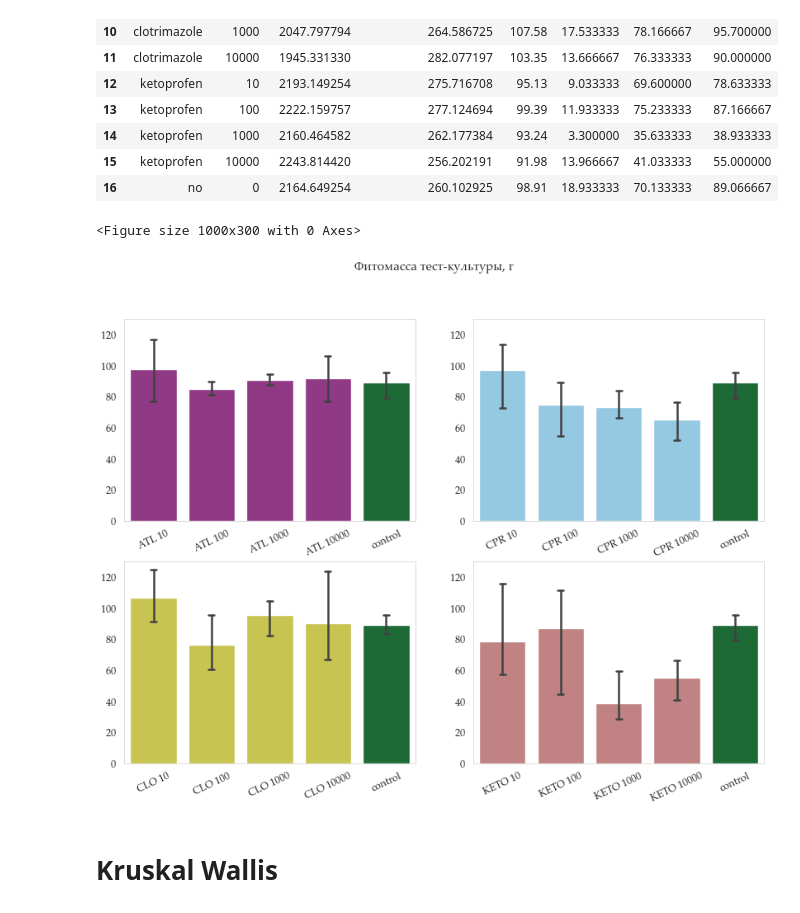
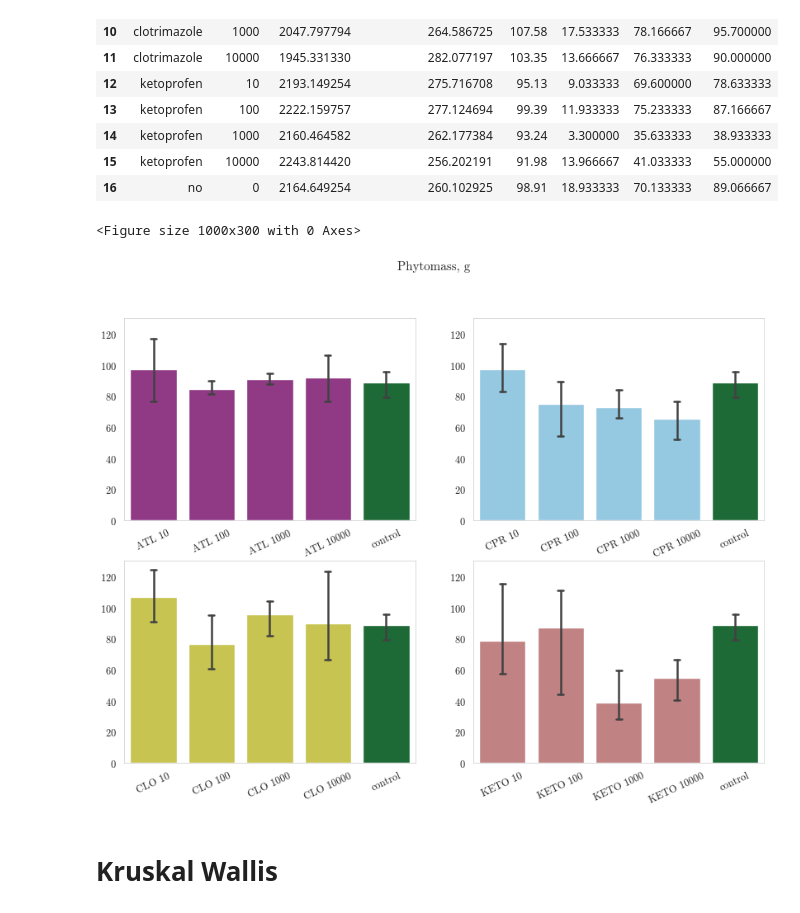
Before and after one commit to po1line/soil-pharmaceuticals-exp-EDA, a Jupyter notebook: Stats.ipynb, the cells around one changed output. Drawn from its saved outputs; the diff is of its cells as text; code cells hidden in the pictures.

```diff
--- a/Stats.ipynb
+++ b/Stats.ipynb
@@ -23,7 +25,7 @@ plt.style.use(['science', 'no-latex'])
 sns.set_style("whitegrid", {'axes.grid' : False})
 plt.rcParams.update({
     "font.family": "serif",
-    "font.serif": 'Palatino',
+    #"font.serif": 'Palatino',
     "font.size":9,
     "axes.labelsize":9,
     "xtick.labelsize" : 9,
@@ -156,13 +173,13 @@ def get_plots(feature, #just put the target feature name in quotes, e.g., 'phyto
 # %%
 #plotting using function above
 get_plots(feature = 'phytomass',
           output_name='sprouts',
           safe_fig=False,
           ylim_max=130,
-          title = 'Фитомасса тест-культуры, г')
+          title = 'Phytomass, g')
 # %% [output]
 <Figure size 1000x300 with 0 Axes>
-[figure, old version]
+[figure, new version]
 # %% [markdown]
 # Kruskal Wallis
 # %%
```
Also changed, not shown: parts of 6 cells of this notebook.
